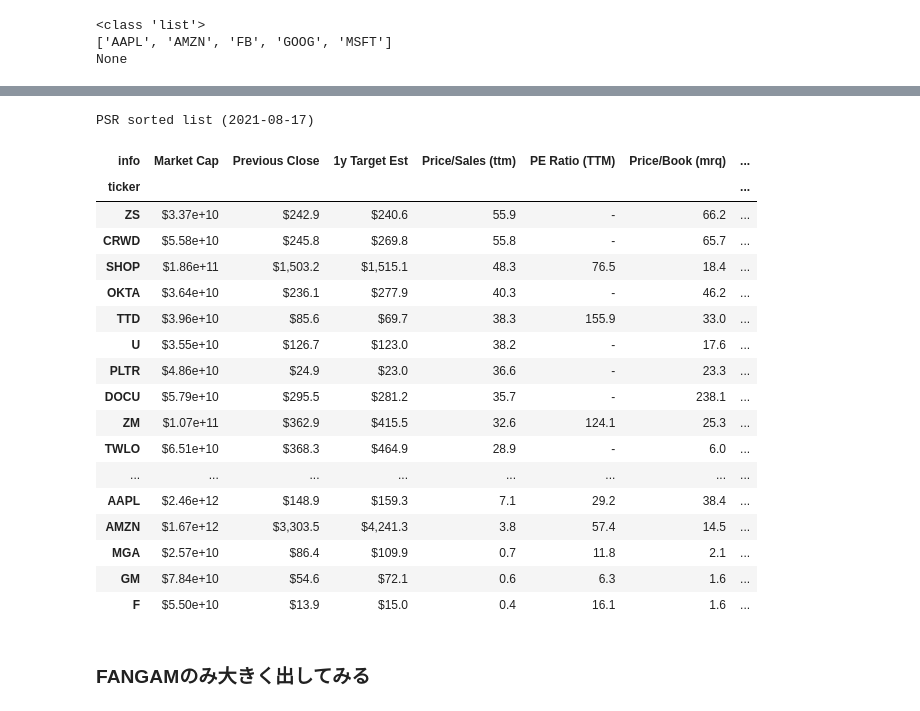
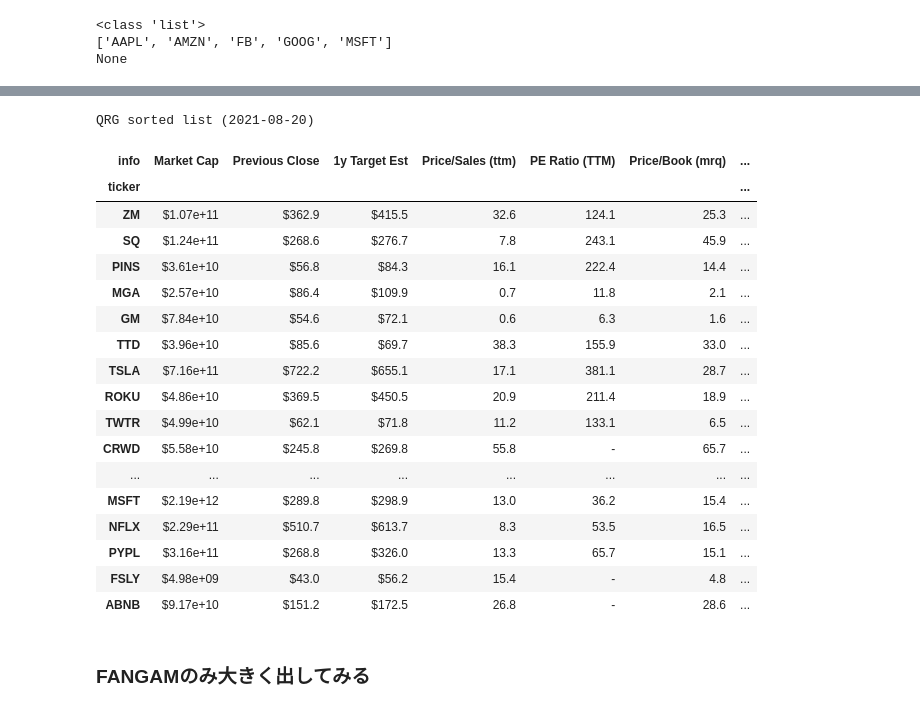
Before and after one commit to jnishii/stock-analysis, a Jupyter notebook: yahoo_fin/EPS-analysis.ipynb, the cells around one changed output, grey strips where cells are left out. Saved outputs shown, nothing was run; the diff lists cells and outputs as text; code cells hidden in the pictures.

```diff
--- a/yahoo_fin/EPS-analysis.ipynb
+++ b/yahoo_fin/EPS-analysis.ipynb
@@ -54,16 +36,16 @@ eauto=["F","GM","MGA"]
 growth1=ant+saas+ecommerce
 growth2=fintech+media+techs+eauto
 # %%
-E12 = ["FB", "AAPL", "GOOG", "AMZN", "MSFT"] #Billions
-E11 = ["NFLX", "TSLA","ADBE", "NVDA","PYPL", "SHOP", "SQ", "ZM"] # over 100 million
-E10_5 = ( # Over 50 million
+E12 = ["FB", "AAPL", "GOOG", "AMZN", "MSFT"] # Trillion
+E11 = ["NFLX", "TSLA","ADBE", "NVDA","PYPL", "SHOP", "SQ", "ZM"] # over 100 Billion
+E10_5 = ( # Over 50 Billion
     ["ABNB", "GM", "F"]
     + ["CRWD", "TWLO","TWTR"]
     + [ "DOCU"]
 )
-E10_1 = ["ROKU", "PLTR","OKTA", "EPAM","U", "MGA","ZS", "ETSY","FIVN", "PINS"] # over 10 million
+E10_1 = ["ROKU", "PLTR","OKTA", "EPAM","U", "MGA","ZS", "ETSY","FIVN", "PINS", "HUBS"] # over 10 Billion
 
-E9 = ["FVRR","FSLY", "TTD"] # over 1 million
+E9 = ["FVRR","FSLY", "TTD"] # over 1 Billion
 
 LIST=E12+E11+E10_5+E10_1+E9
 ###
@@ -199,28 +177,28 @@ PSR sorted list (2021-08-17)
 # %%
 import importlib
 importlib.reload(mi)
-df_res = mi.show_valuation(LIST, hist=False, table=True)
-#df_res = mi.show_valuation(LIST, hist=False, table=True, key="QRG")
+#df_res = mi.show_valuation(LIST, hist=False, table=True)
+df_res = mi.show_valuation(LIST, hist=False, table=True, key="QRG")
 # %% [output]
-PSR sorted list (2021-08-17)
+QRG sorted list (2021-08-20)
 | info | Market Cap | Previous Close | 1y Target Est | Price/Sales (ttm) | PE Ratio (TTM) | Price/Book (mrq) | ... |
 | ticker |  |  |  |  |  |  | ... |
-| ZS | $3.37e+10 | $242.9 | $240.6 | 55.9 | - | 66.2 | ... |
-| CRWD | $5.58e+10 | $245.8 | $269.8 | 55.8 | - | 65.7 | ... |
-| SHOP | $1.86e+11 | $1,503.2 | $1,515.1 | 48.3 | 76.5 | 18.4 | ... |
-| OKTA | $3.64e+10 | $236.1 | $277.9 | 40.3 | - | 46.2 | ... |
-| TTD | $3.96e+10 | $85.6 | $69.7 | 38.3 | 155.9 | 33.0 | ... |
-| U | $3.55e+10 | $126.7 | $123.0 | 38.2 | - | 17.6 | ... |
-| PLTR | $4.86e+10 | $24.9 | $23.0 | 36.6 | - | 23.3 | ... |
-| DOCU | $5.79e+10 | $295.5 | $281.2 | 35.7 | - | 238.1 | ... |
 | ZM | $1.07e+11 | $362.9 | $415.5 | 32.6 | 124.1 | 25.3 | ... |
-| TWLO | $6.51e+10 | $368.3 | $464.9 | 28.9 | - | 6.0 | ... |
-| ... | ... | ... | ... | ... | ... | ... | ... |
-| AAPL | $2.46e+12 | $148.9 | $159.3 | 7.1 | 29.2 | 38.4 | ... |
-| AMZN | $1.67e+12 | $3,303.5 | $4,241.3 | 3.8 | 57.4 | 14.5 | ... |
+| SQ | $1.24e+11 | $268.6 | $276.7 | 7.8 | 243.1 | 45.9 | ... |
+| PINS | $3.61e+10 | $56.8 | $84.3 | 16.1 | 222.4 | 14.4 | ... |
 | MGA | $2.57e+10 | $86.4 | $109.9 | 0.7 | 11.8 | 2.1 | ... |
 | GM | $7.84e+10 | $54.6 | $72.1 | 0.6 | 6.3 | 1.6 | ... |
-| F | $5.50e+10 | $13.9 | $15.0 | 0.4 | 16.1 | 1.6 | ... |
+| TTD | $3.96e+10 | $85.6 | $69.7 | 38.3 | 155.9 | 33.0 | ... |
+| TSLA | $7.16e+11 | $722.2 | $655.1 | 17.1 | 381.1 | 28.7 | ... |
+| ROKU | $4.86e+10 | $369.5 | $450.5 | 20.9 | 211.4 | 18.9 | ... |
+| TWTR | $4.99e+10 | $62.1 | $71.8 | 11.2 | 133.1 | 6.5 | ... |
+| CRWD | $5.58e+10 | $245.8 | $269.8 | 55.8 | - | 65.7 | ... |
+| ... | ... | ... | ... | ... | ... | ... | ... |
+| MSFT | $2.19e+12 | $289.8 | $298.9 | 13.0 | 36.2 | 15.4 | ... |
+| NFLX | $2.29e+11 | $510.7 | $613.7 | 8.3 | 53.5 | 16.5 | ... |
+| PYPL | $3.16e+11 | $268.8 | $326.0 | 13.3 | 65.7 | 15.1 | ... |
+| FSLY | $4.98e+09 | $43.0 | $56.2 | 15.4 | - | 4.8 | ... |
+| ABNB | $9.17e+10 | $151.2 | $172.5 | 26.8 | - | 28.6 | ... |
 # %% [markdown]
 ### FANGAMのみ大きく出してみる
 # %%
```
Also changed, not shown: parts of 10 cells of this notebook, 5 other files.
